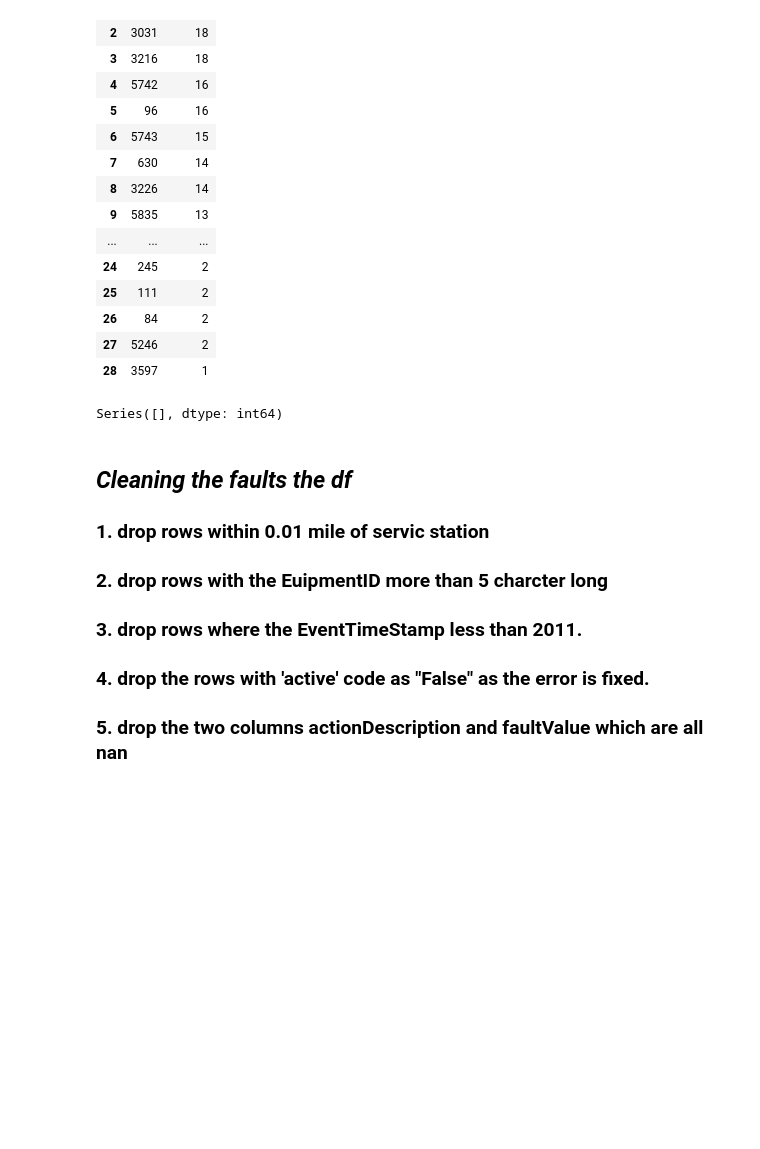
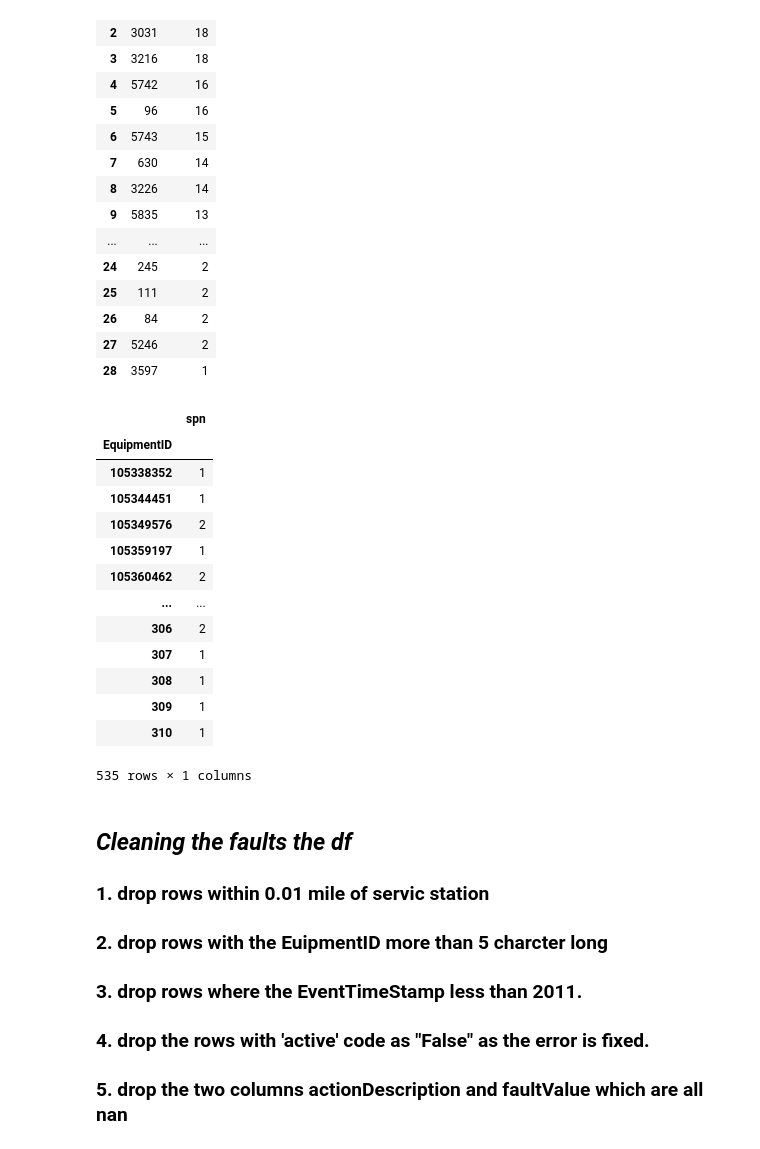
Before and after one commit to nss-data-science-cohort-6/big_g_express-elden_ring, a Jupyter notebook: notebooks/bigG_EDA_smita2.ipynb, the cells around one changed output. Cells and saved outputs as stored; diff of their text form; code cells hidden in the pictures; blank space fills up the shorter version.

```diff
--- a/notebooks/bigG_EDA_smita2.ipynb
+++ b/notebooks/bigG_EDA_smita2.ipynb
@@ -309,10 +309,25 @@ faults[faults['EquipmentID']=='1872']['spn'].value_counts().to_frame().reset_ind
 # %%
 faults.loc[~(faults['spn'].isin([1569, 5426]))] #1176408 rows × 20 columns
 faults.loc[(faults['spn'].isin([1569, 5426]))] #10927 rows × 20 columns
 faults.loc[(faults['spn'].isin([1569, 5426]))]['EquipmentID'].nunique() #506
-# faults[(faults['spn'].isin([1569, 5246]))].groupby('EquipmentID').value_counts() #this keeps giving zero
+faults[(faults['spn'].isin([1569, 5246]))]['EquipmentID'].value_counts() #this keeps giving zero
+
+faults[(faults['spn'].isin([1569, 5246]))].groupby('EquipmentID')['spn'].nunique().to_frame()
 # %% [output]
+|  | spn |
+| EquipmentID |  |
+| 105338352 | 1 |
+| 105344451 | 1 |
+| 105349576 | 2 |
+| 105359197 | 1 |
+| 105360462 | 2 |
+| ... | ... |
+| 306 | 2 |
+| 307 | 1 |
+| 308 | 1 |
+| 309 | 1 |
+| 310 | 1 |
-Series([], dtype: int64)
+535 rows × 1 columns
 # %% [markdown]
 ## ***Cleaning the faults the df***
 ### 1. drop rows within 0.01 mile of servic station
```
Also changed, not shown: parts of 16 cells of this notebook, 2 other files.
